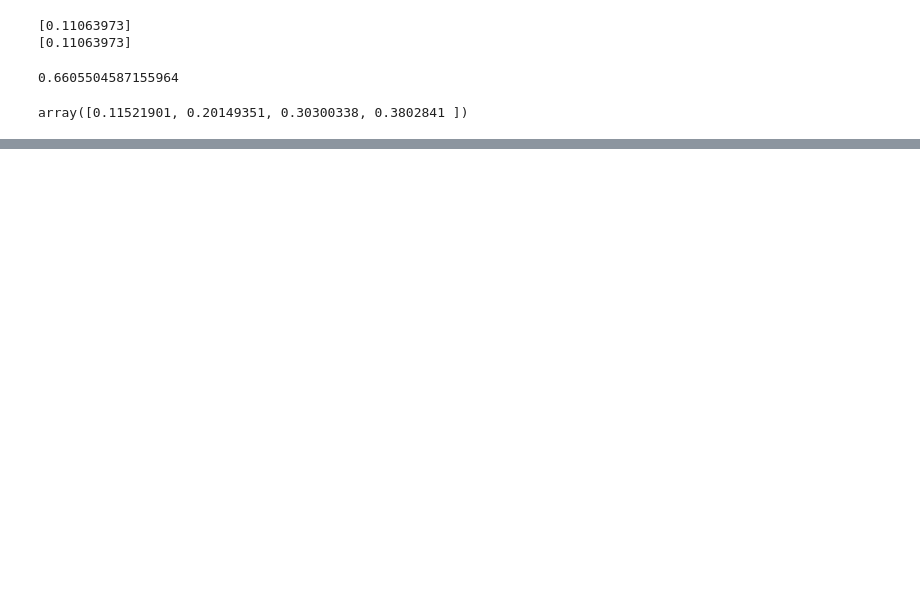
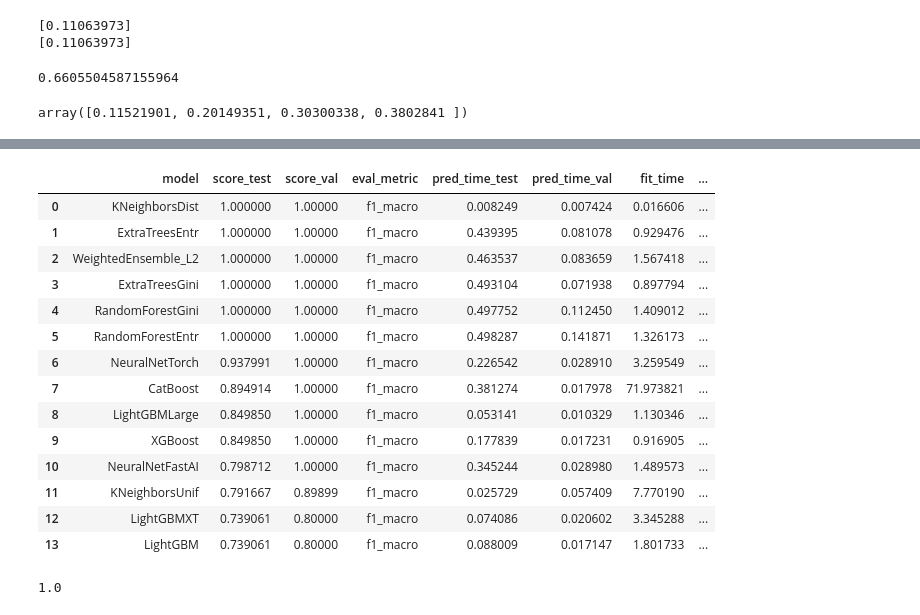
Before and after one commit to eugene9851/Advanced_MachineLearning, a Jupyter notebook: MachineLearning.ipynb, the cells around one changed output, grey strips where cells are left out. Drawn from its saved outputs; the diff is of its cells as text; code cells hidden in the pictures; blank space fills up the shorter version.

```diff
--- a/MachineLearning.ipynb
+++ b/MachineLearning.ipynb
@@ -655,0 +1220,10 @@ array([0.11521901, 0.20149351, 0.30300338, 0.3802841 ])
+# %%
+from autogluon.tabular import TabularDataset, TabularPredictor
+
+train_df = pd.read_csv('train.csv').iloc[:50, :]
+test_df = pd.read_csv('test.csv').iloc[:50, :]
+
+train = TabularDataset(train_df.drop(['ID'], axis=1))
+test= TabularDataset(test_df.drop(['ID'], axis=1))
+
+predictor = TabularPredictor(label="Credit_Score", eval_metric='f1_macro').fit(train)
@@ -655,0 +1248,19 @@ array([0.11521901, 0.20149351, 0.30300338, 0.3802841 ])
+# %%
+ld_board = predictor.leaderboard(train, silent=True)
+ld_board
+# %% [output]
+|  | model | score_test | score_val | eval_metric | pred_time_test | pred_time_val | fit_time | ... |
+| 0 | KNeighborsDist | 1.000000 | 1.00000 | f1_macro | 0.008249 | 0.007424 | 0.016606 | ... |
+| 1 | ExtraTreesEntr | 1.000000 | 1.00000 | f1_macro | 0.439395 | 0.081078 | 0.929476 | ... |
+| 2 | WeightedEnsemble_L2 | 1.000000 | 1.00000 | f1_macro | 0.463537 | 0.083659 | 1.567418 | ... |
+| 3 | ExtraTreesGini | 1.000000 | 1.00000 | f1_macro | 0.493104 | 0.071938 | 0.897794 | ... |
+| 4 | RandomForestGini | 1.000000 | 1.00000 | f1_macro | 0.497752 | 0.112450 | 1.409012 | ... |
+| 5 | RandomForestEntr | 1.000000 | 1.00000 | f1_macro | 0.498287 | 0.141871 | 1.326173 | ... |
+| 6 | NeuralNetTorch | 0.937991 | 1.00000 | f1_macro | 0.226542 | 0.028910 | 3.259549 | ... |
+| 7 | CatBoost | 0.894914 | 1.00000 | f1_macro | 0.381274 | 0.017978 | 71.973821 | ... |
+| 8 | LightGBMLarge | 0.849850 | 1.00000 | f1_macro | 0.053141 | 0.010329 | 1.130346 | ... |
+| 9 | XGBoost | 0.849850 | 1.00000 | f1_macro | 0.177839 | 0.017231 | 0.916905 | ... |
+| 10 | NeuralNetFastAI | 0.798712 | 1.00000 | f1_macro | 0.345244 | 0.028980 | 1.489573 | ... |
+| 11 | KNeighborsUnif | 0.791667 | 0.89899 | f1_macro | 0.025729 | 0.057409 | 7.770190 | ... |
+| 12 | LightGBMXT | 0.739061 | 0.80000 | f1_macro | 0.074086 | 0.020602 | 3.345288 | ... |
+| 13 | LightGBM | 0.739061 | 0.80000 | f1_macro | 0.088009 | 0.017147 | 1.801733 | ... |
@@ -655,0 +1271,4 @@ array([0.11521901, 0.20149351, 0.30300338, 0.3802841 ])
+# %%
+accuracy_score(pred_y, train['Credit_Score'])
+# %% [output]
+1.0
```
Also changed, not shown: parts of 44 cells of this notebook, 1 other file.
